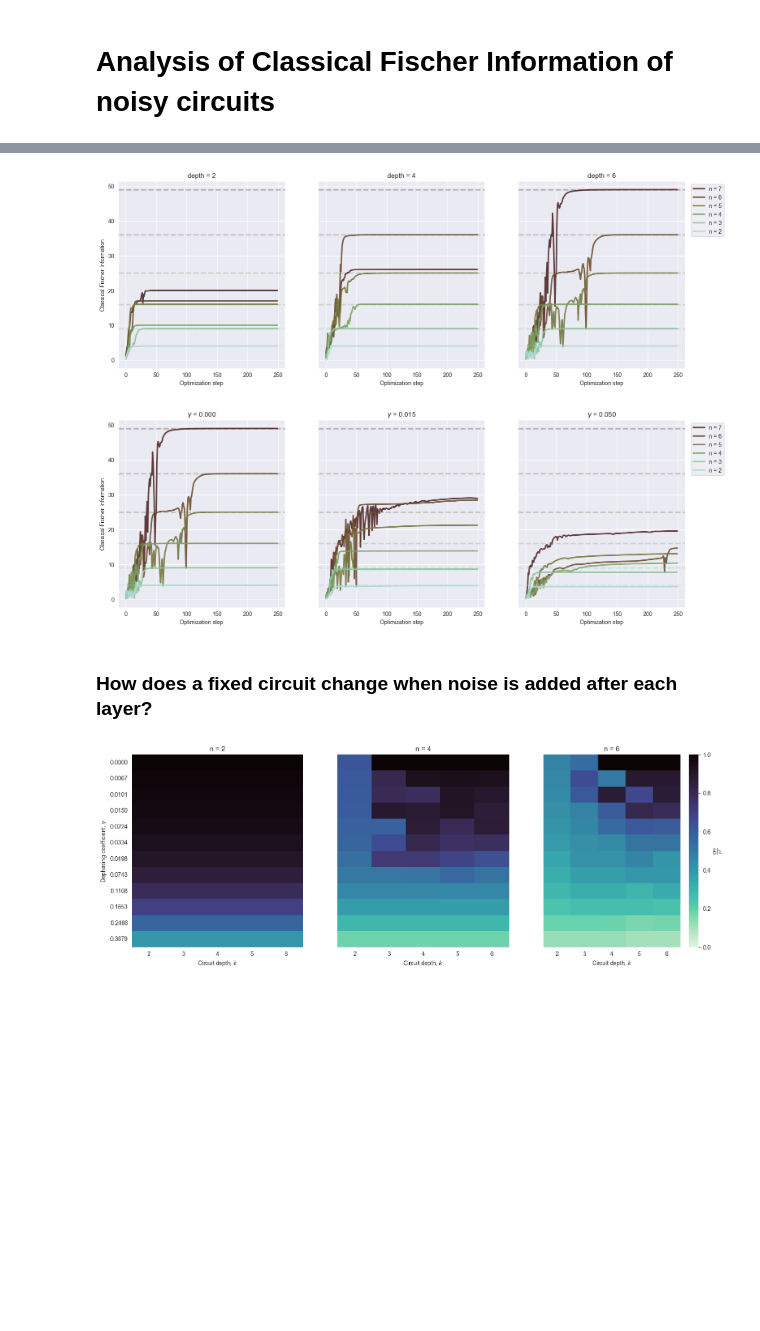
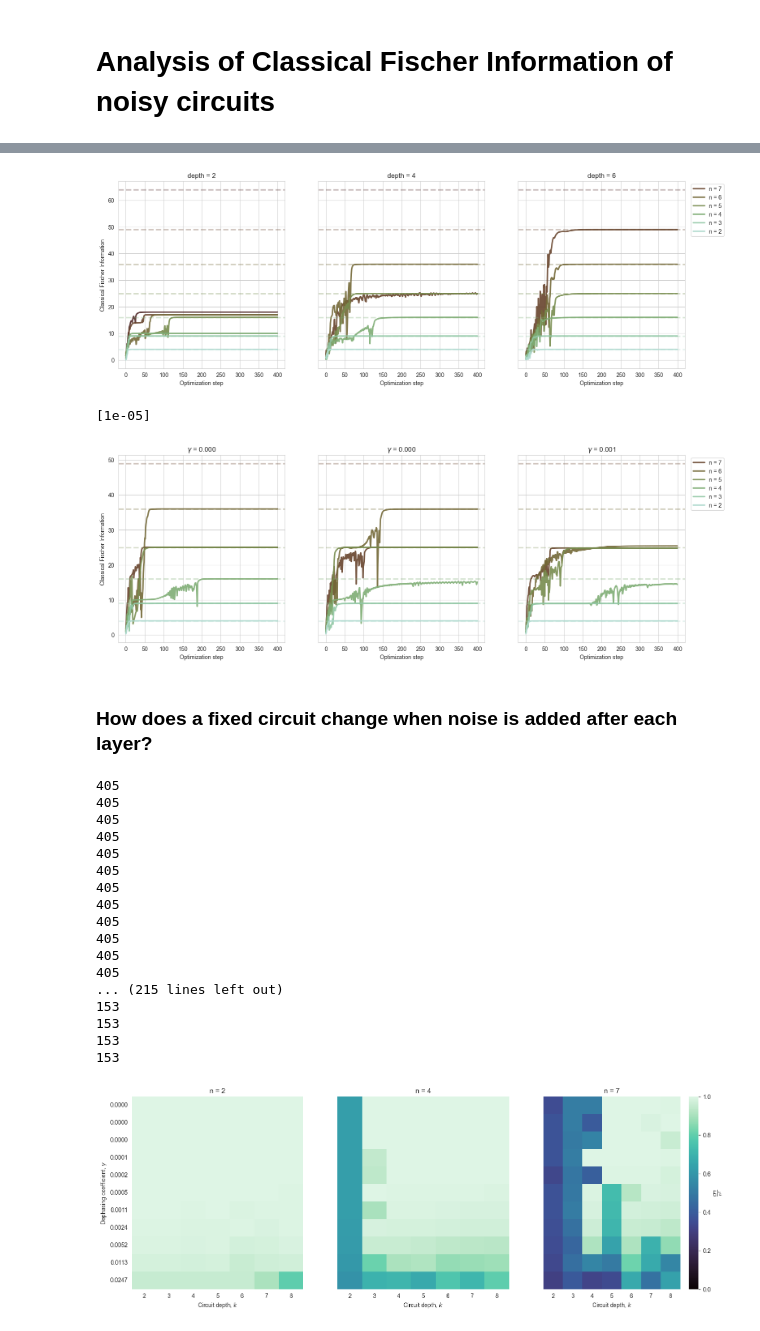
Before and after one commit to benjimaclellan/queso, a Jupyter notebook: experiments/analyze_noisy_cfi.ipynb, the cells around one changed output, grey strips where cells are left out. Drawn from its saved outputs; the diff is of its cells as text; code cells hidden in the pictures; blank space fills up the shorter version.

```diff
--- a/experiments/analyze_noisy_cfi.ipynb
+++ b/experiments/analyze_noisy_cfi.ipynb
@@ -26,7 +26,7 @@ def load_data(io, ns, ks):
                 _df = io.load_dataframe(fid.stem)
 
                 # fix datatype issues
-                _df["cfi"] = _df["cfi"].astype('float64')
+                _df["fi"] = _df["fi"].astype('float64')
 
             else:
                 _df = None
@@ -37,10 +37,13 @@ def load_data(io, ns, ks):
 
     return data
 
-io = IO(folder=r"noisy_cfi_batch_sweep", verbose=False)
+io = IO(folder=r"noisy_cfi_batch_sweep/cnot_2local_dephased_ansatz/optimization", verbose=False)
 data = load_data(io, ns, ks)
 # %%
 for n in ns:
     for k in ks:
         df = data[n][k]
-        # print(f"n={n}, k={k} | {df.cfi.max() if df is not None else 'NA'}")
+        print(f"n={n}, k={k} | {df['fi'].max() if df is not None else 'NA'}")
+# print(data[2][2])
+df = data[2][2]
+print(df)
@@ -58,9 +79,11 @@ for ax, k in zip(axs, ks):
         ax.axhline(n**2, color=colors(norm(n)), ls='--', alpha=0.3)
 
         df = data[n][k]
+        if df is None:
+            continue
         row = df[df["gamma"] == gamma]
 
-        row = row.loc[row["cfi"].idxmax()]
+        row = row.loc[row["fi"].idxmax()]
 
         ax.plot(row.loss, color=colors(norm(n)), alpha=0.9, label=f"n = {n}")
 
@@ -72,23 +95,27 @@ for ax, k in zip(axs, ks):
 
 plt.show()
 # %% [output]
-[figure, old version]
+[figure, new version]
+# %%
+gammas
+# %% [output]
+[1e-05]
 # %%
 fig, axs = plt.subplots(nrows=1, ncols=3, figsize=[18, 6], sharey=True)
 colors = sns.cubehelix_palette(start=0.5, rot=0.75, dark=0.2, light=.8, as_cmap=True)
 norm = lambda x: (x - np.min(ns))/(np.max(ns) - np.min(ns))
 
 gammas = sorted(df["gamma"].unique())
-k = 6
+k = 3
 for ax, i in zip(axs, (0, 3, 6)):
     gamma = gammas[i]
-    for n in reversed(ns):
+    for n in reversed(ns[:-1]):
         ax.axhline(n**2, color=colors(norm(n)), ls='--', alpha=0.3)
 
         df = data[n][k]
         row = df[df["gamma"] == gamma]
 
-        row = row.loc[row["cfi"].idxmax()]
+        row = row.loc[row["fi"].idxmax()]
 
         ax.plot(row.loss, color=colors(norm(n)), alpha=0.9, label=f"n = {n}")
 
@@ -100,36 +127,54 @@ for ax, i in zip(axs, (0, 3, 6)):
 
 plt.show()
 # %% [output]
-[figure, old version]
+[figure, new version]
 # %% [markdown]
 ### How does a fixed circuit change when noise is added after each layer?
 # %%
 fig, axs = plt.subplots(nrows=1, ncols=3, figsize=[18, 6], sharey=True)
 
 gammas = sorted(df["gamma"].unique())
-ks = [2, 3, 4, 5, 6]
-n = 7
-for ax, n in zip(axs, (2, 4, 6)):
+ks = [2, 3, 4, 5, 6, 7, 8]
+
+for ax, n in zip(axs, (2, 4, 7)):
     mat = np.zeros([len(ks), len(gammas)])
     for i, k in enumerate(reversed(ks)):
         for j, gamma in enumerate(gammas):
 
             df = data[n][k]
+            print(df.size)
             row = df[df["gamma"] == gamma]
-            row = row.loc[row["cfi"].idxmax()]
+            row = row.loc[row["fi"].idxmax()]
 
-            mat[i, j] = row["cfi"]
+            mat[i, j] = row["fi"]
 
     mat = np.flipud(mat)
 
     yticks = [f"{gamma:0.4f}" for gamma in gammas]
     sns.heatmap(mat.T / n**2, xticklabels=ks, yticklabels=yticks, ax=ax, vmax=1.0, vmin=0.0,
-                cmap="mako_r", cbar_kws={"label": r"$\frac{CFI}{n^2}$"}, cbar=True if ax==axs[-1] else False)
+                cmap="mako", cbar_kws={"label": r"$\frac{CFI}{n^2}$"}, cbar=True if ax==axs[-1] else False)
     ax.set(xlabel="Circuit depth, $k$", title=f"n = {n}")
     if ax == axs[0]:
         ax.set(ylabel="Dephasing coefficient, $\gamma$", )
-        ax.set_yticks(ticks=list(range(len(yticks))), rotation=45)
+        ax.set_yticks(ticks=list(range(len(yticks))), ticklabels=np.log10(gammas), rotation=45)
         # plt.yticks(rotation=0)
 plt.show()
 # %% [output]
+405
+405
+405
+405
+405
+405
+405
+405
+405
+405
+405
+405
+... (215 lines left out)
+153
+153
+153
+153
-[figure, old version]
+[figure, new version]
```
Also changed, not shown: parts of 3 cells of this notebook, 4 other files.
